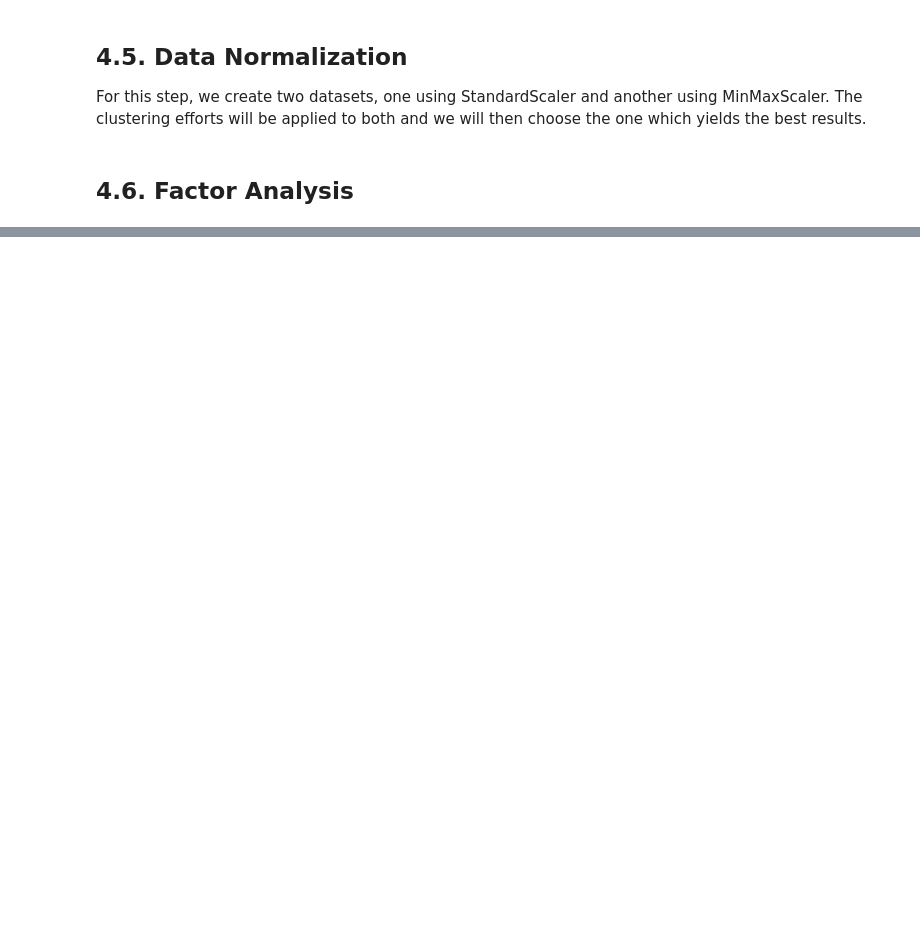
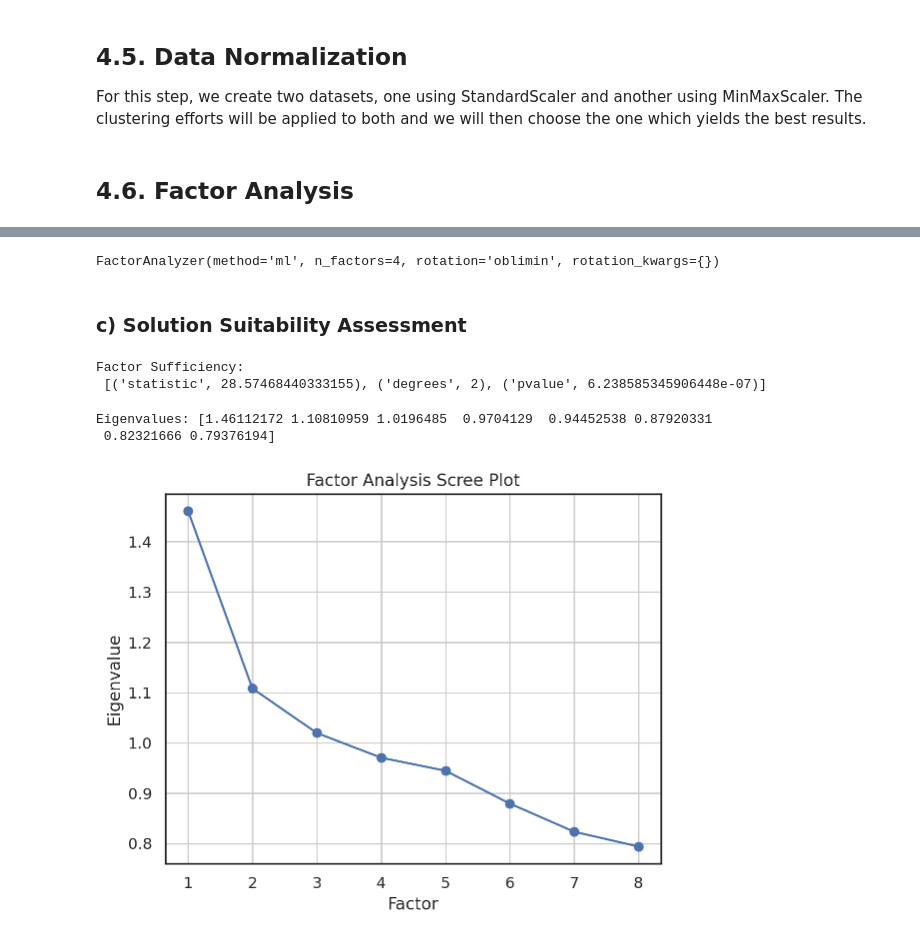
Before and after one commit to M4rtinsFons3caConsulting/DataMining, a Jupyter notebook: scripts/part_ii/DM_Project_20241228_2252.ipynb, the cells around one changed output, grey strips where cells are left out. Cells and saved outputs as stored; diff of their text form; code cells hidden in the pictures; blank space fills up the shorter version.

Commit message:
Added factor analysis

```diff
--- a/scripts/part_ii/DM_Project_20241228_2252.ipynb
+++ b/scripts/part_ii/DM_Project_20241228_2252.ipynb
@@ -777,3 +783,9 @@ regulars['log_italoamericanos'] = regulars['log_american'] + regulars['log_itali
+# %%
+regulars['comfort_food'] = regulars['street_food_snacks'] + regulars['desserts']
+regulars['japanese_drinks'] = regulars['japanese'] + regulars['beverages'] + regulars['american']
+regulars['spicy'] = regulars['chicken_dishes'] + regulars['indian'] + regulars['thai']
+regulars['casual_dining'] = regulars['other'] + regulars['cafe']
+regulars['asian_noodles'] = regulars['chinese'] + regulars['noodle_dishes']
 # %% [markdown]
 ## 4.5. Data Normalization
 
@@ -905,2 +835,0 @@ optimal_fa = FactorAnalysis(
-# %%
-optimal_fa.fit(fa_data)
@@ -942,0 +853,37 @@ log_japanese + log_desserts
+# %%
+fa = FactorAnalyzer(method='ml', n_factors=4, rotation='oblimin')  # You can adjust n_factors based on your choice
+fa.fit(fa_data)
+# %% [output]
+FactorAnalyzer(method='ml', n_factors=4, rotation='oblimin', rotation_kwargs={})
+# %% [markdown]
+### c) Solution Suitability Assessment
+# %%
+# Check the factor sufficiency score
+sufficiency_score = fa.sufficiency(fa_data.shape[0])
+
+print(f"Factor Sufficiency: \n {list(zip(['statistic', 'degrees', 'pvalue'], sufficiency_score))}")  # p-value < .1
+# %% [output]
+Factor Sufficiency:
+ [('statistic', 28.57468440333155), ('degrees', 2), ('pvalue', 6.238585345906448e-07)]
+# %%
+# Check Eigenvalues and Plot Scree
+eigenvalues, values = fa.get_eigenvalues()
+print("Eigenvalues:", eigenvalues) # Select number of factors for eigenvalue above 1.
+# %% [output]
+Eigenvalues: [1.46112172 1.10810959 1.0196485  0.9704129  0.94452538 0.87920331
+ 0.82321666 0.79376194]
+# %%
+xvals = range(1, fa_data.shape[1] + 1)
+
+plt.scatter(xvals, eigenvalues)
+plt.plot(xvals, eigenvalues, # PLOT THE EIGENVALUES (EXPLAINED VARIANCE)
+         marker=".", markersize=12)
+
+plt.title('Factor Analysis Scree Plot')
+plt.xlabel('Factor')
+plt.ylabel('Eigenvalue')
+
+plt.grid()
+plt.show()
+# %% [output]
+[figure, added]
```
Also changed, not shown: parts of 33 cells of this notebook, 1 other file.
